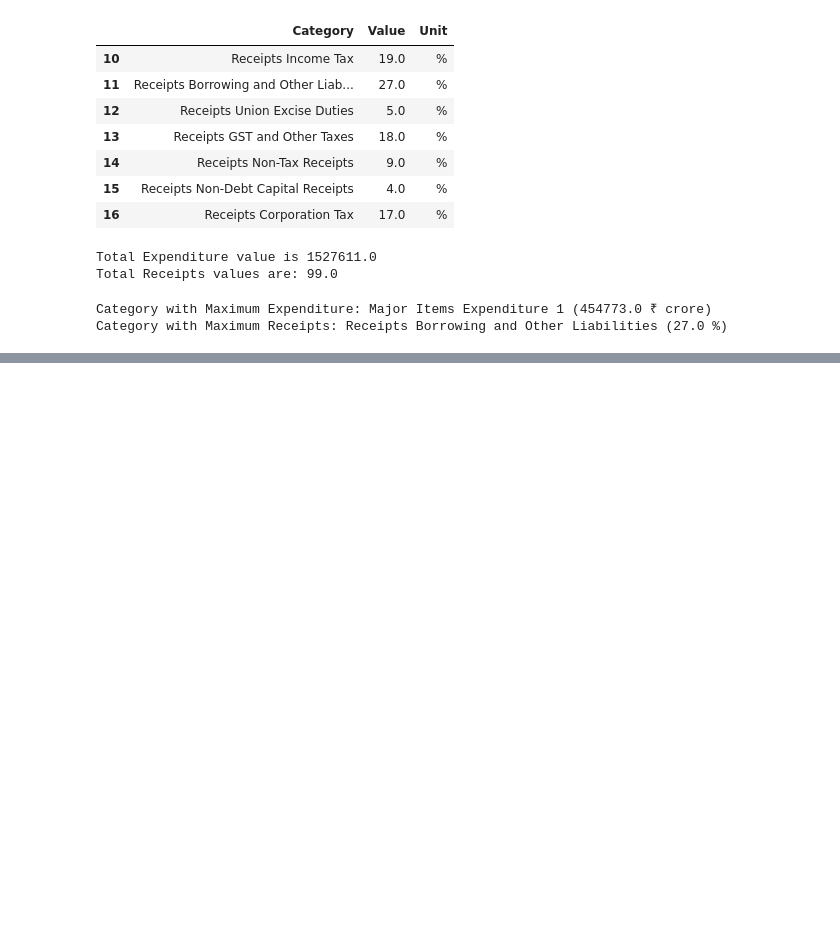
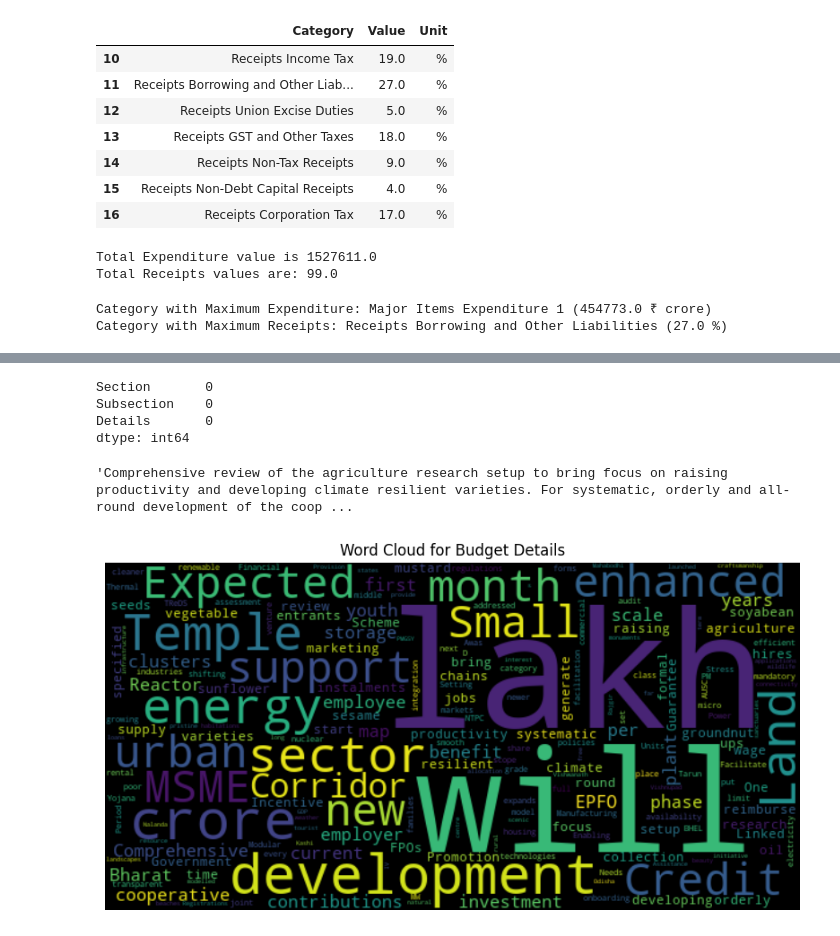
Before and after one commit to naresh5422/Budget_2024_Highlight, a Jupyter notebook: budget_2024_highlights.ipynb, the cells around one changed output, grey strips where cells are left out. Saved outputs shown, nothing was run; the diff lists cells and outputs as text; code cells hidden in the pictures; blank space fills up the shorter version.

Commit message:
Done Budget Analysis

```diff
--- a/budget_2024_highlights.ipynb
+++ b/budget_2024_highlights.ipynb
@@ -106,0 +193,22 @@ fig_receipt_piechart.show()
+# %%
+df1.isnull().sum()
+# %% [output]
+Section       0
+Subsection    0
+Details       0
+dtype: int64
+# %%
+details_txt = " ".join(df1["Details"].dropna())
+details_txt
+# %% [output]
+'Comprehensive review of the agriculture research setup to bring focus on raising productivity and developing climate resilient varieties. For systematic, orderly and all-round development of the coop ...
+# %%
+wc = wordcloud.WordCloud(height=300, width=600, background_color='black')
+wc = wc.generate(details_txt)
+plt.figure(figsize=(10,6))
+plt.imshow(wc, interpolation="bilinear")
+plt.axis('off')
+plt.title('Word Cloud for Budget Details')
+plt.show()
+# %% [output]
+[figure, added]
```
Also changed, not shown: parts of 12 cells of this notebook, 1 other file.
